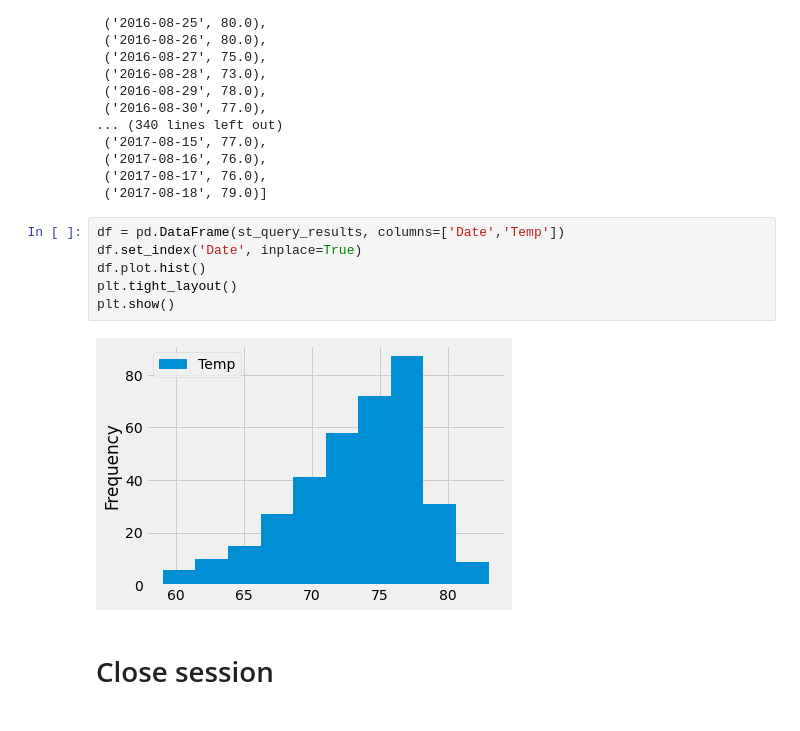
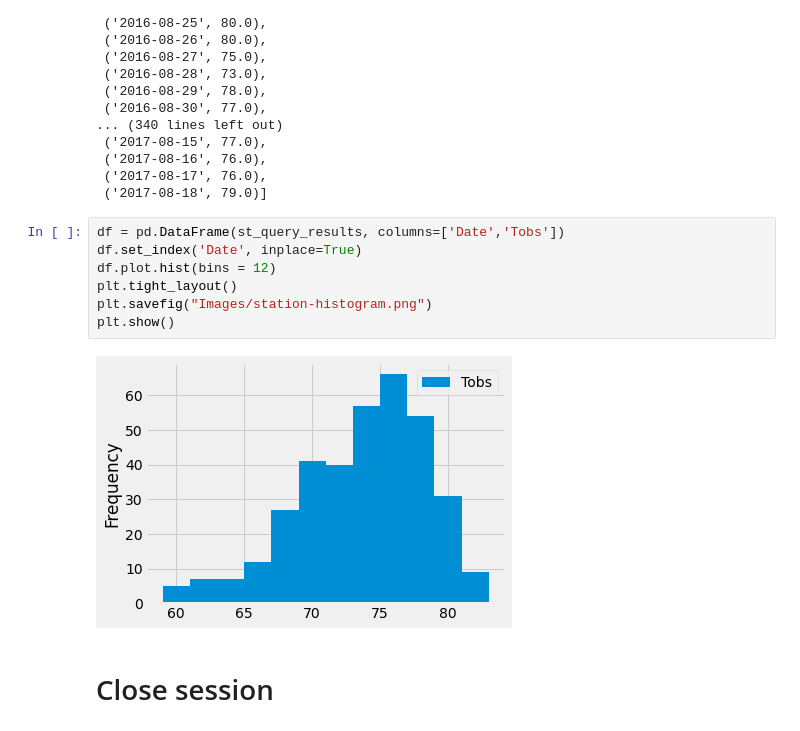
Before and after one commit to meetk5/SQLAlchemy-challenge, a Jupyter notebook: climate_starter.ipynb, the cells around one changed output. Cells and saved outputs as stored; diff of their text form.

```diff
--- a/climate_starter.ipynb
+++ b/climate_starter.ipynb
@@ -215,13 +216,14 @@ st_query_results
  ('2017-08-17', 76.0),
  ('2017-08-18', 79.0)]
 # %%
-df = pd.DataFrame(st_query_results, columns=['Date','Temp'])
+df = pd.DataFrame(st_query_results, columns=['Date','Tobs'])
 df.set_index('Date', inplace=True)
-df.plot.hist()
+df.plot.hist(bins = 12)
 plt.tight_layout()
+plt.savefig("Images/station-histogram.png")
 plt.show()
 # %% [output]
-[figure, old version]
+[figure, new version]
 # %% [markdown]
 # Close session
 # %%
```
Also changed, not shown: parts of 1 cell of this notebook, 7 other files.
